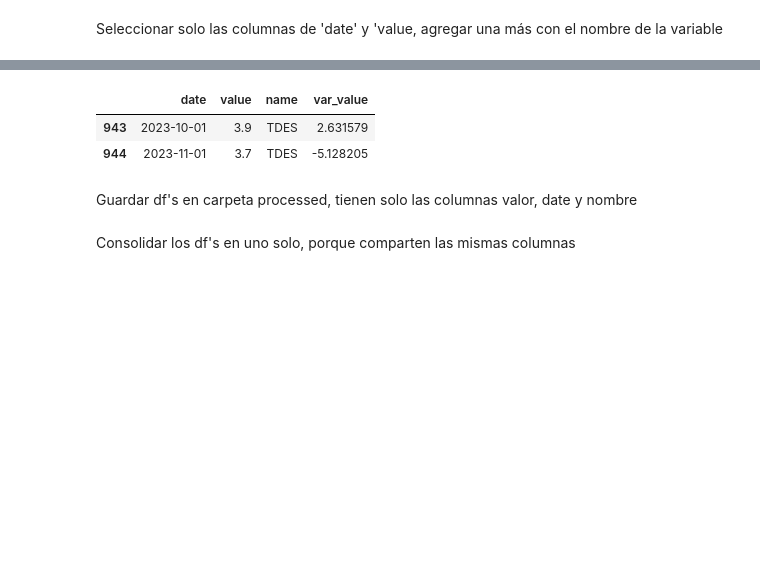
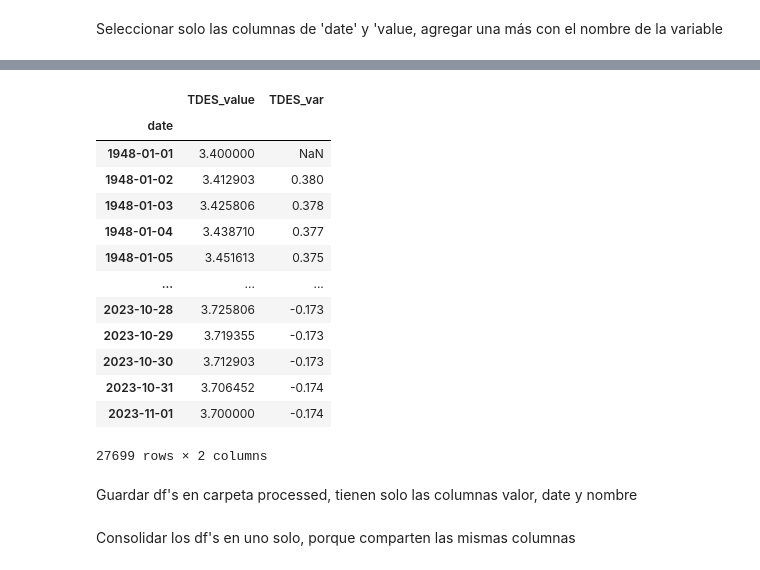
Before and after one commit to diegomacaya/proyecto_DataScience_DMS, a Jupyter notebook: src/explore copy.ipynb, the cells around one changed output, grey strips where cells are left out. Cells and saved outputs as stored; diff of their text form; code cells hidden in the pictures; blank space fills up the shorter version.

```diff
--- a/src/explore copy.ipynb
+++ b/src/explore copy.ipynb
@@ -284,14 +361,31 @@ df_GNP.tail(2)
 # %%
 df_UNRATE = data_UNRATE[['date','value']].copy()
-df_UNRATE['name'] = 'TDES' #TASA DE DESEMPLEO
 df_UNRATE['date'] = pd.to_datetime(df_UNRATE['date'])
 df_UNRATE['value'] = pd.to_numeric(df_UNRATE['value'], errors='coerce')
-df_UNRATE['var_value'] = df_UNRATE['value'].pct_change() * 100
-df_UNRATE.tail(2)
+df_UNRATE['TDES_value'] = df_UNRATE['value']
+df_UNRATE = df_UNRATE.drop('value', axis=1)
+df_UNRATE = df_UNRATE.drop_duplicates(subset=['date'], keep='last')
+df_UNRATE.set_index('date', inplace=True)
+df_TDES_D = df_UNRATE.resample('D').asfreq()
+df_TDES_D = df_TDES_D.resample('D').interpolate(method='linear')
+df_TDES_D['TDES_var'] = df_TDES_D['TDES_value'].pct_change().round(5) * 100
+
+df_TDES_D
 # %% [output]
-|  | date | value | name | var_value |
-| 943 | 2023-10-01 | 3.9 | TDES | 2.631579 |
-| 944 | 2023-11-01 | 3.7 | TDES | -5.128205 |
+|  | TDES_value | TDES_var |
+| date |  |  |
+| 1948-01-01 | 3.400000 | NaN |
+| 1948-01-02 | 3.412903 | 0.380 |
+| 1948-01-03 | 3.425806 | 0.378 |
+| 1948-01-04 | 3.438710 | 0.377 |
+| 1948-01-05 | 3.451613 | 0.375 |
+| ... | ... | ... |
+| 2023-10-28 | 3.725806 | -0.173 |
+| 2023-10-29 | 3.719355 | -0.173 |
+| 2023-10-30 | 3.712903 | -0.173 |
+| 2023-10-31 | 3.706452 | -0.174 |
+| 2023-11-01 | 3.700000 | -0.174 |
+27699 rows × 2 columns
 # %% [markdown]
 Guardar df's en carpeta processed, tienen solo las columnas valor, date y nombre
 # %%
```
Also changed, not shown: parts of 15 cells of this notebook, 15 other files.
